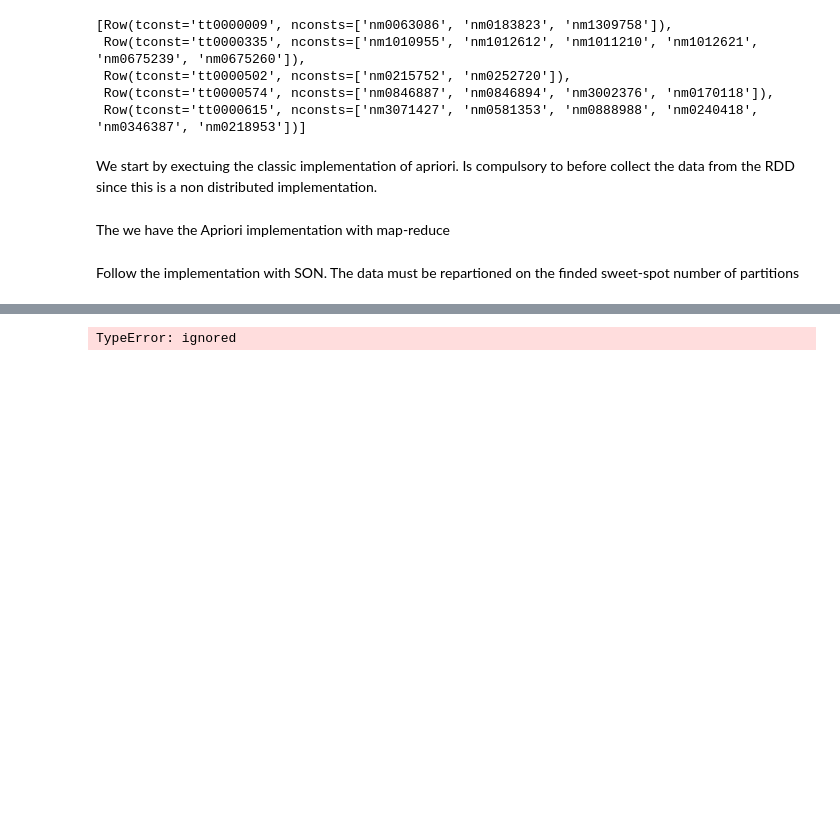
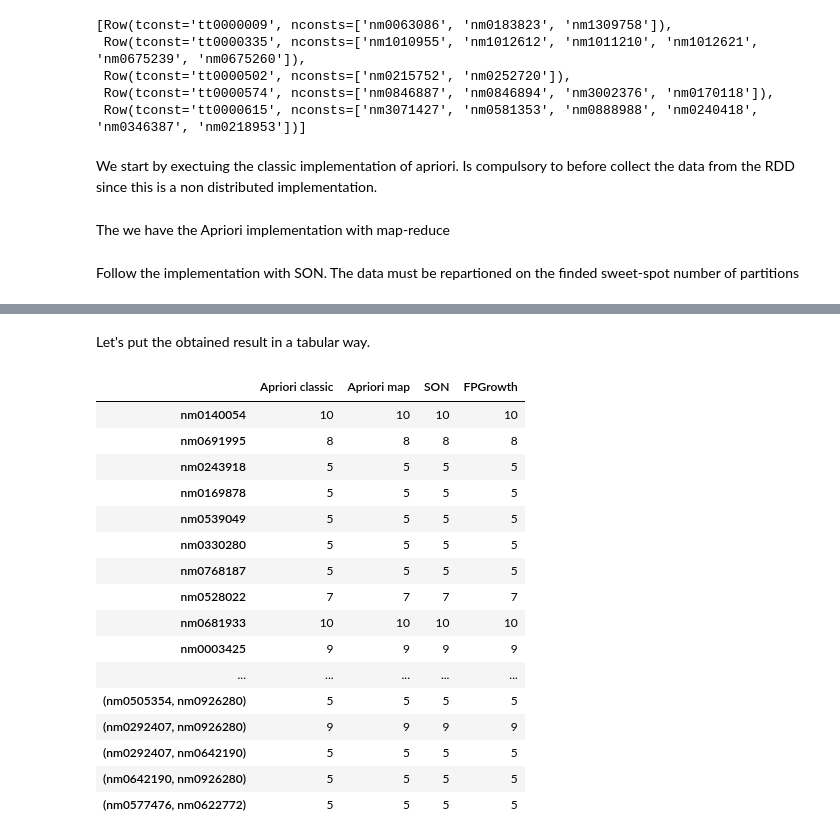
Before and after one commit to nicolasfacchinetti97/imdb_amd_project, a Jupyter notebook: imdb_market_basket_analysis.ipynb, the cells around one changed output, grey strips where cells are left out. Drawn from its saved outputs; the diff is of its cells as text; code cells hidden in the pictures; blank space fills up the shorter version.

Commit message:
removed useless notebook's section, improved apriori map reduce generation of doubletons, refactor print result mini test

```diff
--- a/imdb_market_basket_analysis.ipynb
+++ b/imdb_market_basket_analysis.ipynb
@@ -245,20 +148,3 @@ Aggiungiamo reduce e il controllo del threshold
-# %%
-copia = [('nm0063086', 'nm0183823'), ('nm0846894', 'nm3002376')]
-
-def generate_candidate(x):
-  candidates = []
-  for a, elemA in enumerate(x):
-    for b, elemB in enumerate(x):
-      if a < b:
-        candidates.append((elemA, elemB))
-  return candidates
-
-data.map(lambda x: x[1]).flatMap(lambda x: generate_candidate(x)) \
-    .filter(lambda x: x in copia) \
-    .map(lambda x: (x,1)) \
-    .reduceByKey(lambda a,b: a+b) \
-    .filter(lambda x: x[1] >=1) \
-    .take(3)
 # %% [markdown]
 # Apriori classic
 # %% [markdown]
@@ -326,12 +212,11 @@ def apriorihmap(data, support_threshold):
 
     def generate_candidate(x):
       candidates = []
-      for a, elemA in enumerate(x):
-        for b, elemB in enumerate(x):
+      for a in x:
+        for b in x:
           if a < b:
             # the tuple may be generated backwards, sort to get rid of the problem
-            candidate_tuple = tuple(sorted((elemA, elemB)))
-            candidates.append(candidate_tuple)
+            candidates.append((a,b))
       return candidates
 
     frequent_couples_rdd = data.map(lambda x: x[1]) \
@@ -578,13 +359,28 @@ def apriori(transactions, support_threshold):
-# %%
-apriori(data, 20)
-# %% [output]
-TypeError: ignored
-# %%
-# test
-rules = apriori(actors_df.titles, 300)
-
-movies_df = pd.read_csv("title.basics.tsv.gz", compression='gzip', sep='\t')
-from IPython.display import display
-
-for x,y in rules:
-    display(movies_df.loc[((movies_df.tconst == x) | (movies_df.tconst == y))])
+# %% [markdown]
+Let's put the obtained result in a tabular way.
+# %%
+df1 = pd.DataFrame([x[1] for x in apriori_classic], index=[x[0] for x in apriori_classic], columns =['Apriori classic'])
+df2 = pd.DataFrame([x[1] for x in apriori_map], index=[x[0] for x in apriori_map], columns =['Apriori map'])
+df3 = pd.DataFrame([x[1] for x in son], index=[x[0] for x in son], columns =['SON'])
+df4 = pd.DataFrame([x[1] for x in fp_growth], index=[x[0] for x in fp_growth], columns =['FPGrowth'])
+
+df = pd.concat([df1, df2, df3, df4], axis=1)
+df
+# %% [output]
+|  | Apriori classic | Apriori map | SON | FPGrowth |
+| nm0140054 | 10 | 10 | 10 | 10 |
+| nm0691995 | 8 | 8 | 8 | 8 |
+| nm0243918 | 5 | 5 | 5 | 5 |
+| nm0169878 | 5 | 5 | 5 | 5 |
+| nm0539049 | 5 | 5 | 5 | 5 |
+| nm0330280 | 5 | 5 | 5 | 5 |
+| nm0768187 | 5 | 5 | 5 | 5 |
+| nm0528022 | 7 | 7 | 7 | 7 |
+| nm0681933 | 10 | 10 | 10 | 10 |
+| nm0003425 | 9 | 9 | 9 | 9 |
+| ... | ... | ... | ... | ... |
+| (nm0505354, nm0926280) | 5 | 5 | 5 | 5 |
+| (nm0292407, nm0926280) | 9 | 9 | 9 | 9 |
+| (nm0292407, nm0642190) | 5 | 5 | 5 | 5 |
+| (nm0642190, nm0926280) | 5 | 5 | 5 | 5 |
+| (nm0577476, nm0622772) | 5 | 5 | 5 | 5 |
```
Also changed, not shown: parts of 32 cells of this notebook.
